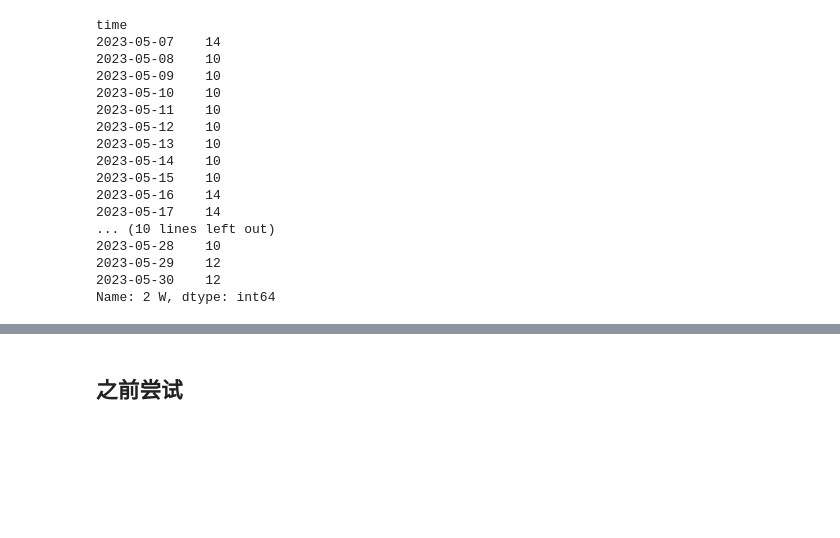
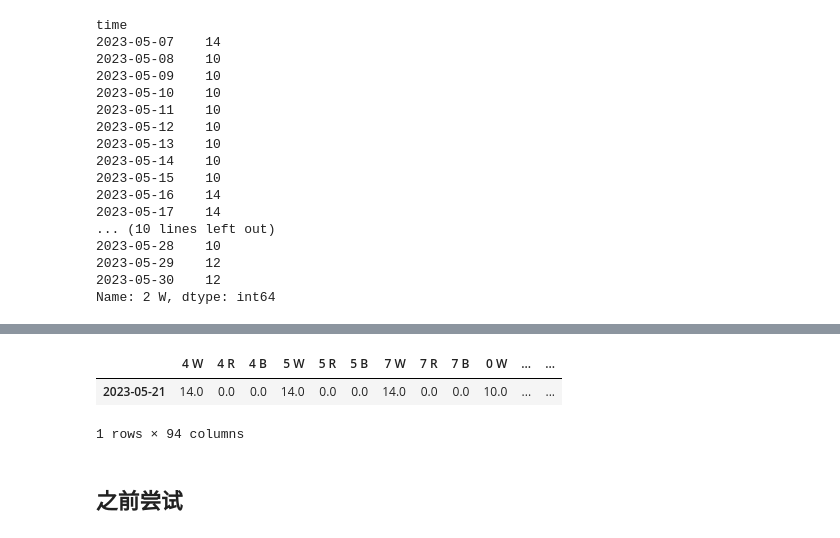
Before and after one commit to ThomasXIONG151215/vertical_farm_dp, a Jupyter notebook: data_upload.ipynb, the cells around one changed output, grey strips where cells are left out. Saved outputs shown, nothing was run; the diff lists cells and outputs as text; code cells hidden in the pictures; blank space fills up the shorter version.

```diff
--- a/data_upload.ipynb
+++ b/data_upload.ipynb
@@ -354,4 +401,7 @@ hetero = pd.concat((detail_light_sets,test_hetero),axis=1)
 hetero = hetero.fillna(method='ffill')
 # %%
 hetero = hetero.fillna(method='bfill')
+# %%
+hetero_diff = hetero.diff(1)
+hetero['av_growth'] = (hetero_diff['No. 0 area'] + hetero_diff['No. 1 area'] + hetero_diff['No. 2 area'] + hetero_diff['No. 3 area'] + hetero_diff['No. 4 area'] + hetero_diff['No. 5 area'] + hetero_diff['No. 7 area'] + hetero_diff['No. 8 area'] + hetero_diff['No. 9 area'])/9
 # %%
@@ -378,3 +447,13 @@ hetero
+# %%
+df = hetero
+column_name = 'av_growth'
+max_row = df[df[column_name] == df[column_name].max()]
+# %%
+max_row
+# %% [output]
+|  | 4 W | 4 R | 4 B | 5 W | 5 R | 5 B | 7 W | 7 R | 7 B | 0 W | ... | ... |
+| 2023-05-21 | 14.0 | 0.0 | 0.0 | 14.0 | 0.0 | 0.0 | 14.0 | 0.0 | 0.0 | 10.0 | ... | ... |
+1 rows × 94 columns
 # %% [markdown]
 ## 之前尝试
 # %%
```
Also changed, not shown: parts of 12 cells of this notebook.
